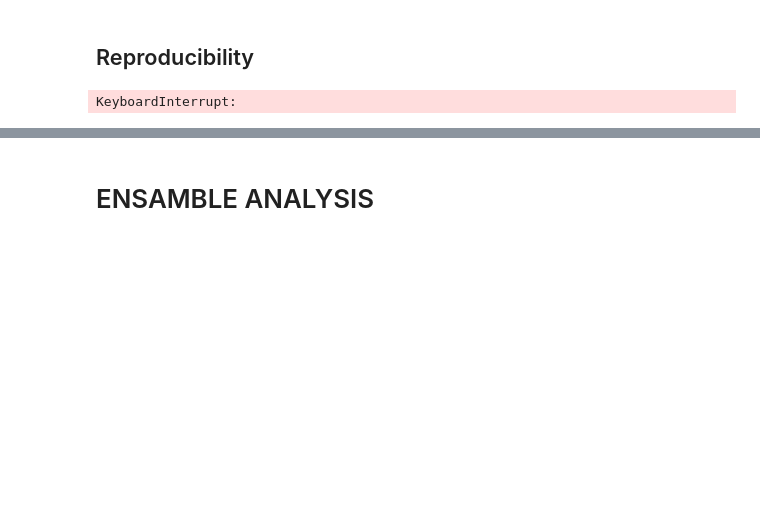
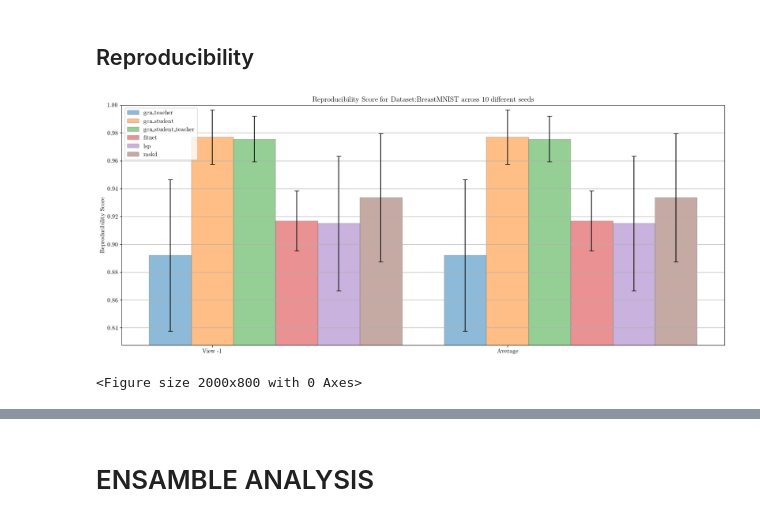
Before and after one commit to LorenzoStigliano/thesis-imperial, a Jupyter notebook: src/notebooks/study_MedMNIST_BreastMNIST.ipynb, the cells around one changed output, grey strips where cells are left out. Saved outputs shown, nothing was run; the diff lists cells and outputs as text; code cells hidden in the pictures; blank space fills up the shorter version.

```diff
--- a/src/notebooks/study_MedMNIST_BreastMNIST.ipynb
+++ b/src/notebooks/study_MedMNIST_BreastMNIST.ipynb
@@ -22,33 +22,33 @@ The autoreload extension is already loaded. To reload it, use:
 # %%
 import matplotlib.pyplot as plt
 
 plt.rcParams['text.latex.preamble']=[r"\usepackage{lmodern}"]
 params = {
     'text.usetex' : True,
     'font.size' : 11,
     'font.family' :'lmodern'
 }
 plt.rcParams.update(params)
 
 dataset="BreastMNIST"
 views=[-1]
-models=["gcn", "gat", "gcn_student", "gcn_student_teacher", "fitnet", "lsp", "mskd"]
+models=["gcn", "gcn_student", "gcn_student_teacher", "fitnet", "lsp", "mskd"]
 model_args = [
     gcn_BreastMNIST_args,
-    gat_BreastMNIST_args,
     gcn_student_BreastMNIST_args,
     gcn_student_BreastMNIST_args,
     gcn_fitnet_student_BreastMNIST_args,
     gcn_lsp_student_BreastMNIST_args,
     gcn_mskd_student_BreastMNIST_args
     ]
 CV=["3Fold", "5Fold", "10Fold"]
 runs=[i for i in range(10)]
 save_fig=False
 
 plot_bar_chart_reproducibility_mulitple_runs(dataset, views, models, CV, runs, students=[-1,-1,-1,-1,-1,-1,-1], model_args=model_args, save_fig=False)
 # %% [output]
+[figure, added]
-KeyboardInterrupt:
+<Figure size 2000x800 with 0 Axes>
 # %%
 for view in [-1]:
     plot_bar_chart_metric_multiple_runs(dataset="BreastMNIST", view=view, models=models, CV=["3Fold", "5Fold", "10Fold"], runs=runs, metric="acc", model_args=model_args, dataset_split="val", analysis_type="model_assessment", save_fig=False)
```
Also changed, not shown: parts of 34 cells of this notebook, 2 other files.
